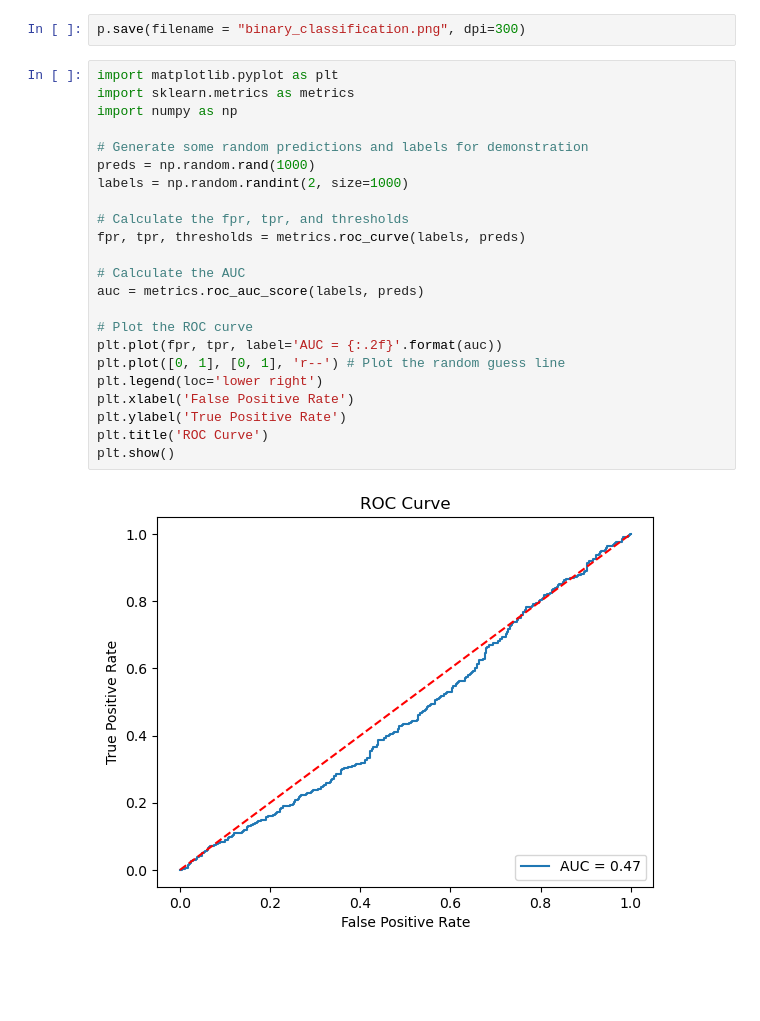
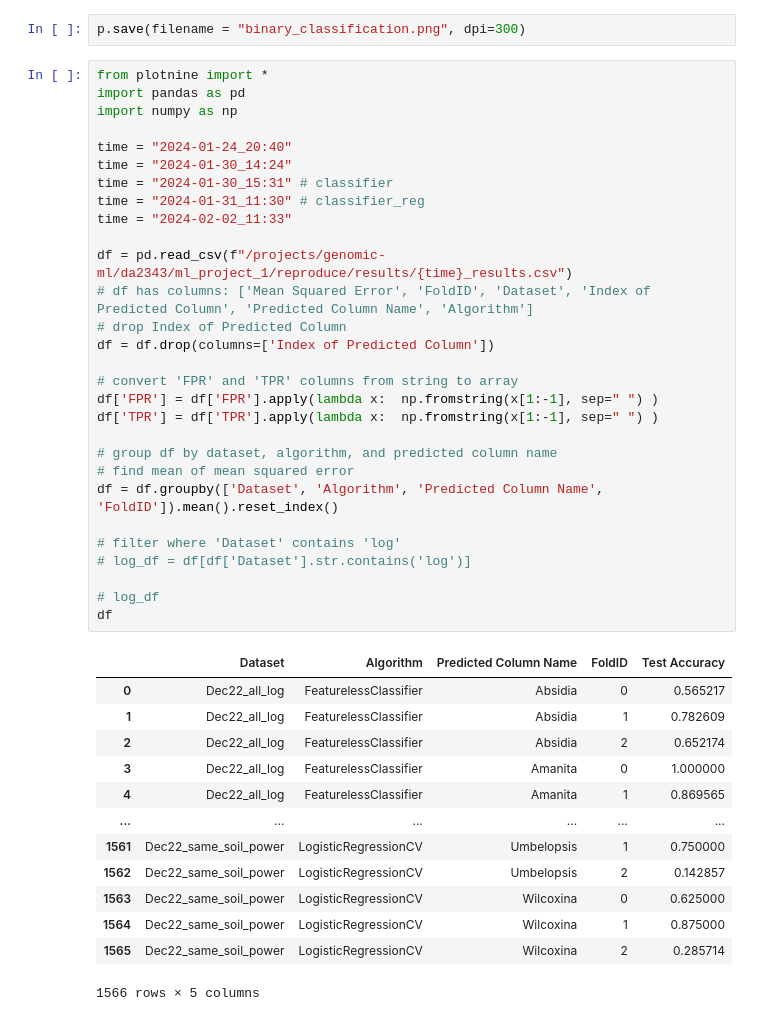
Before and after one commit to EngineerDanny/CS685-Microbe-Network-Research-Code, a Jupyter notebook: reproduce/results/plot_results.ipynb, the cells around one changed output. Drawn from its saved outputs; the diff is of its cells as text; blank space fills up the shorter version.

```diff
--- a/reproduce/results/plot_results.ipynb
+++ b/reproduce/results/plot_results.ipynb
@@ -69,28 +72,46 @@ print(p)
 [figure]
 # %%
 p.save(filename = "binary_classification.png", dpi=300)
-# %%
-import matplotlib.pyplot as plt
-import sklearn.metrics as metrics
-import numpy as np
-
-# Generate some random predictions and labels for demonstration
-preds = np.random.rand(1000)
-labels = np.random.randint(2, size=1000)
-
-# Calculate the fpr, tpr, and thresholds
-fpr, tpr, thresholds = metrics.roc_curve(labels, preds)
-
-# Calculate the AUC
-auc = metrics.roc_auc_score(labels, preds)
-
-# Plot the ROC curve
-plt.plot(fpr, tpr, label='AUC = {:.2f}'.format(auc))
-plt.plot([0, 1], [0, 1], 'r--') # Plot the random guess line
-plt.legend(loc='lower right')
-plt.xlabel('False Positive Rate')
-plt.ylabel('True Positive Rate')
-plt.title('ROC Curve')
-plt.show()
-# %% [output]
-[figure, removed]
+# %%
+from plotnine import *
+import pandas as pd
+import numpy as np
+
+time = "2024-01-24_20:40"
+time = "2024-01-30_14:24"
+time = "2024-01-30_15:31" # classifier
+time = "2024-01-31_11:30" # classifier_reg
+time = "2024-02-02_11:33"
+
+df = pd.read_csv(f"/projects/genomic-ml/da2343/ml_project_1/reproduce/results/{time}_results.csv")
+# df has columns: ['Mean Squared Error', 'FoldID', 'Dataset', 'Index of Predicted Column', 'Predicted Column Name', 'Algorithm']
+# drop Index of Predicted Column
+df = df.drop(columns=['Index of Predicted Column'])
+
+# convert 'FPR' and 'TPR' columns from string to array
+df['FPR'] = df['FPR'].apply(lambda x:  np.fromstring(x[1:-1], sep=" ") )
+df['TPR'] = df['TPR'].apply(lambda x:  np.fromstring(x[1:-1], sep=" ") )
+
+# group df by dataset, algorithm, and predicted column name
+# find mean of mean squared error
+df = df.groupby(['Dataset', 'Algorithm', 'Predicted Column Name', 'FoldID']).mean().reset_index()
+
+# filter where 'Dataset' contains 'log'
+# log_df = df[df['Dataset'].str.contains('log')]
+
+# log_df
+df
+# %% [output]
+|  | Dataset | Algorithm | Predicted Column Name | FoldID | Test Accuracy |
+| 0 | Dec22_all_log | FeaturelessClassifier | Absidia | 0 | 0.565217 |
+| 1 | Dec22_all_log | FeaturelessClassifier | Absidia | 1 | 0.782609 |
+| 2 | Dec22_all_log | FeaturelessClassifier | Absidia | 2 | 0.652174 |
+| 3 | Dec22_all_log | FeaturelessClassifier | Amanita | 0 | 1.000000 |
+| 4 | Dec22_all_log | FeaturelessClassifier | Amanita | 1 | 0.869565 |
+| ... | ... | ... | ... | ... | ... |
+| 1561 | Dec22_same_soil_power | LogisticRegressionCV | Umbelopsis | 1 | 0.750000 |
+| 1562 | Dec22_same_soil_power | LogisticRegressionCV | Umbelopsis | 2 | 0.142857 |
+| 1563 | Dec22_same_soil_power | LogisticRegressionCV | Wilcoxina | 0 | 0.625000 |
+| 1564 | Dec22_same_soil_power | LogisticRegressionCV | Wilcoxina | 1 | 0.875000 |
+| 1565 | Dec22_same_soil_power | LogisticRegressionCV | Wilcoxina | 2 | 0.285714 |
+1566 rows × 5 columns
```
Also changed, not shown: parts of 2 cells of this notebook, 2 other files.
